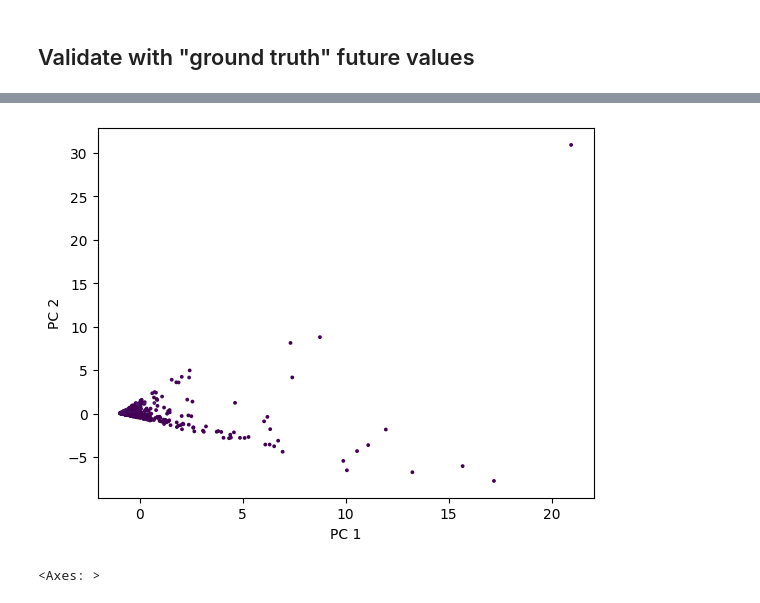
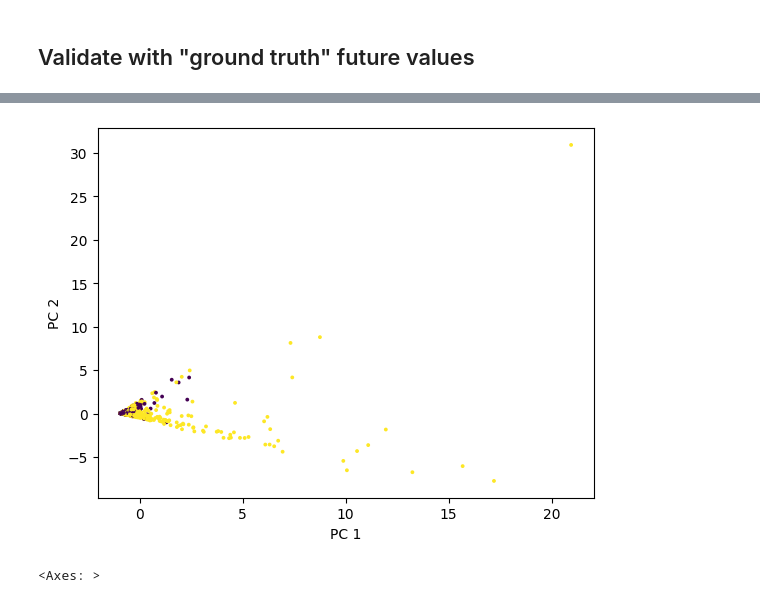
Before and after one commit to davhofer/datathon24, a Jupyter notebook: notebooks/anomaly_detection.ipynb, the cells around one changed output, grey strips where cells are left out. Cells and saved outputs as stored; diff of their text form; code cells hidden in the pictures.

```diff
--- a/notebooks/anomaly_detection.ipynb
+++ b/notebooks/anomaly_detection.ipynb
@@ -472,0 +482,2 @@ df_test_avg = get_moving_avg(df_test.loc[:,cols_rel], 'date', 'brand', 0.3)
+# %%
+lab_test_bin = lab_test <= -0.6
@@ -473,7 +500,7 @@ df_test_avg = get_moving_avg(df_test.loc[:,cols_rel], 'date', 'brand', 0.3)
 # %%
-plot_2D(np.array(df_test_avg.to_list()), lab_test.to_numpy())
+plot_2D(np.array(df_test_avg.to_list()), lab_test_bin.to_numpy())
 # %% [output]
-[figure, old version]
+[figure, new version]
 # %%
 plot_2D(df_test)
 # %% [output]
```
Also changed, not shown: parts of 4 cells of this notebook.
